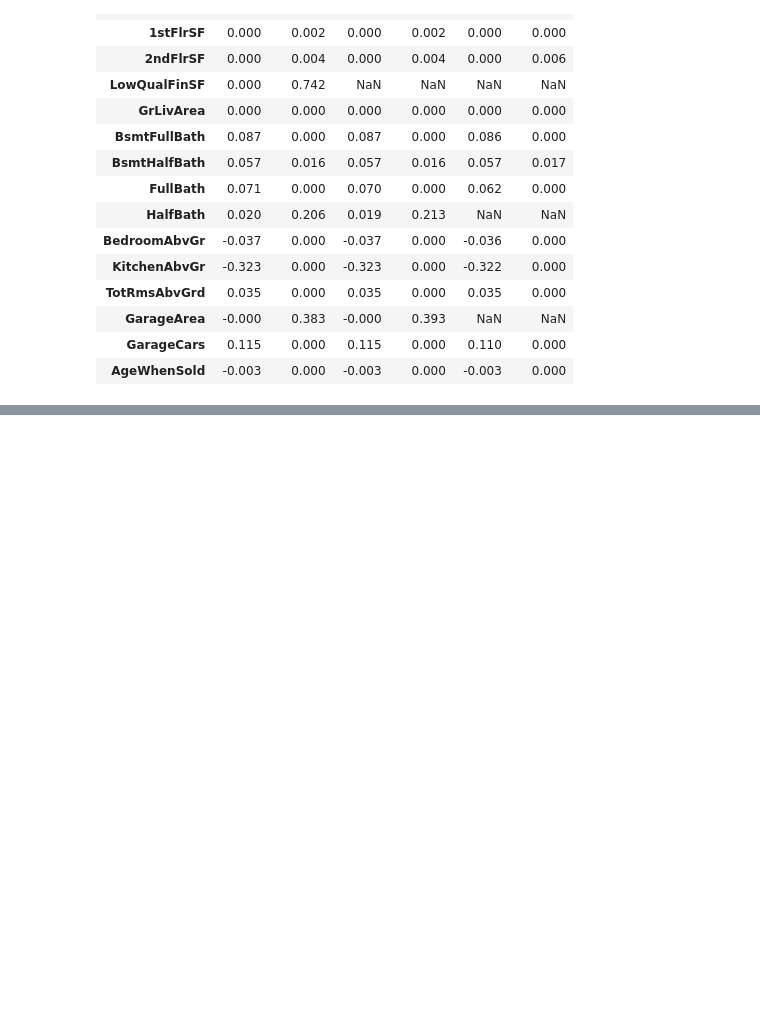
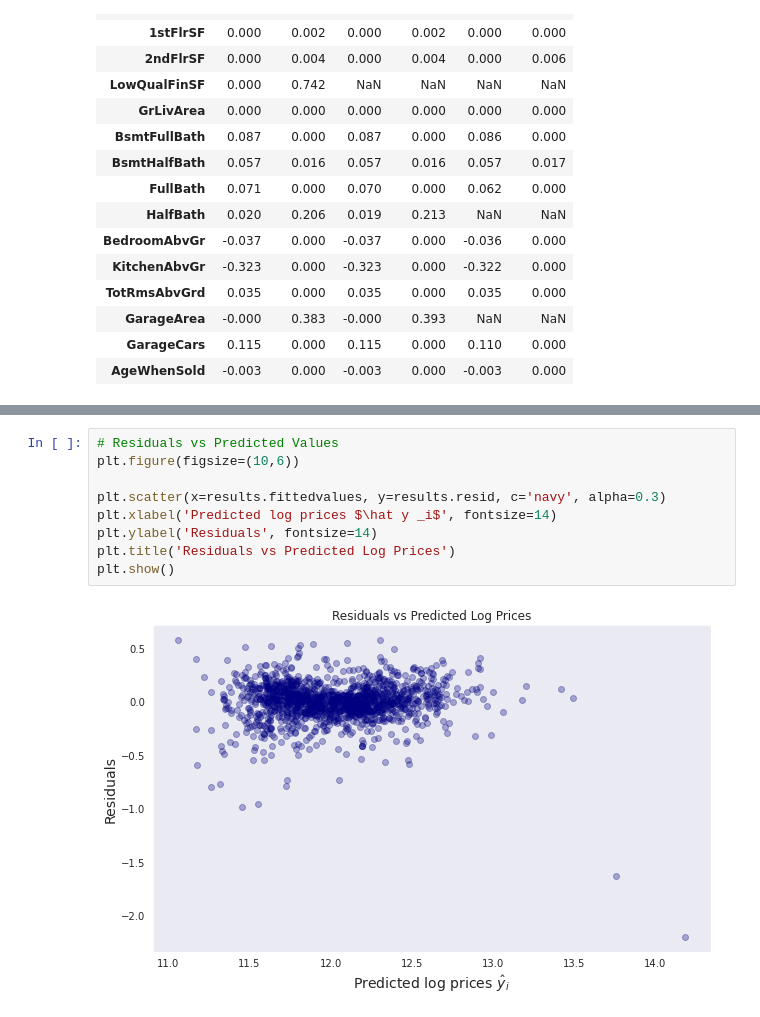
Before and after one commit to blue-santa/ames-housing, a Jupyter notebook: A_Multivariable_Study_of_the_Ames_Housing_Dataset.ipynb, the cells around one changed output, grey strips where cells are left out. Cells and saved outputs as stored; diff of their text form; blank space fills up the shorter version.

```diff
--- a/A_Multivariable_Study_of_the_Ames_Housing_Dataset.ipynb
+++ b/A_Multivariable_Study_of_the_Ames_Housing_Dataset.ipynb
@@ -1154,0 +1294,11 @@ pd.concat(frames, axis=1)
+# %%
+# Residuals vs Predicted Values
+plt.figure(figsize=(10,6))
+
+plt.scatter(x=results.fittedvalues, y=results.resid, c='navy', alpha=0.3)
+plt.xlabel('Predicted log prices $\hat y _i$', fontsize=14)
+plt.ylabel('Residuals', fontsize=14)
+plt.title('Residuals vs Predicted Log Prices')
+plt.show()
+# %% [output]
+[figure, added]
```
Also changed, not shown: parts of 11 cells of this notebook, 1 other file.
